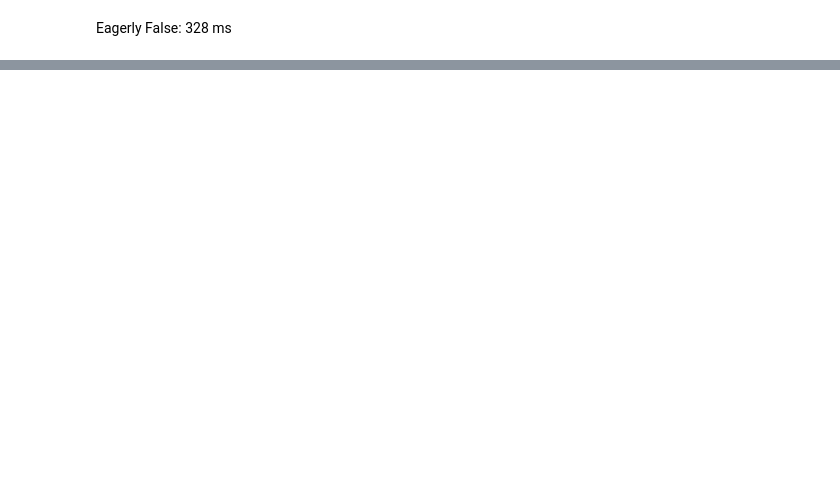
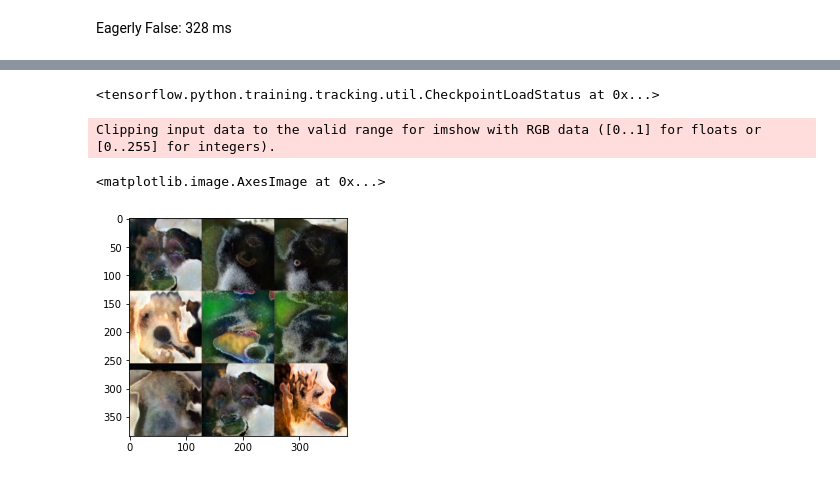
Before and after one commit to leoHeidel/stylegan2-keras, a Jupyter notebook: stylegan.ipynb, the cells around one changed output, grey strips where cells are left out. Cells and saved outputs as stored; diff of their text form; code cells hidden in the pictures; blank space fills up the shorter version.

```diff
--- a/stylegan.ipynb
+++ b/stylegan.ipynb
@@ -12,9 +12,9 @@ import conv_mod
 # %%
 im_size = 128
 latent_size = 512
-batch_size = 8
+batch_size = 16
 cha = 32 #Should be 32
-n_layers = int(np.log2(im_size) - 1) # 6 for 128
+n_layers = int(np.log2(im_size) - 1) -1# 6 for 128
 mixed_prob = 0.9
 channels_mult_list = [1,2,4,6,8,16,32,32,64,64]
 # %%
@@ -236,9 +236,9 @@ class StyleGan(keras.Model):
             with self.file_writer.as_default():
                 noise = noise_image(9)
                 l_z = latent_z(9)
-                l_w = model.S(l_z)
+                l_w = self.S(l_z)
                 style = tf.stack([l_w for i in range(n_layers)],axis=1)
-                generated = model.G([style,noise])
+                generated = self.G([style,noise])
                 img = tf.concat([tf.concat([generated[3*i+k] for k in range(3)], axis=1) for i in range(3)], axis=0)
                 tf.summary.image("Training data", [img], step=self.steps)
 
@@ -307,0 +337,19 @@ Number of train images found: 52597
+# %%
+model2 = StyleGan(log_steps=None)
+# %%
+model2.load_weights("models/test-save.tf")
+# %% [output]
+<tensorflow.python.training.tracking.util.CheckpointLoadStatus at 0x...>
+# %%
+import matplotlib.pyplot as plt
+noise = noise_image(9)
+l_z = latent_z(9)
+l_w = model2.S(l_z)
+style = tf.stack([l_w for i in range(n_layers)],axis=1)
+generated = model2.G([style,noise])
+img = tf.concat([tf.concat([generated[3*i+k] for k in range(3)], axis=1) for i in range(3)], axis=0)
+plt.imshow(img)
+# %% [output]
+Clipping input data to the valid range for imshow with RGB data ([0..1] for floats or [0..255] for integers).
+<matplotlib.image.AxesImage at 0x...>
+[figure, added]
```
Also changed, not shown: parts of 2 cells of this notebook, 1 other file.
